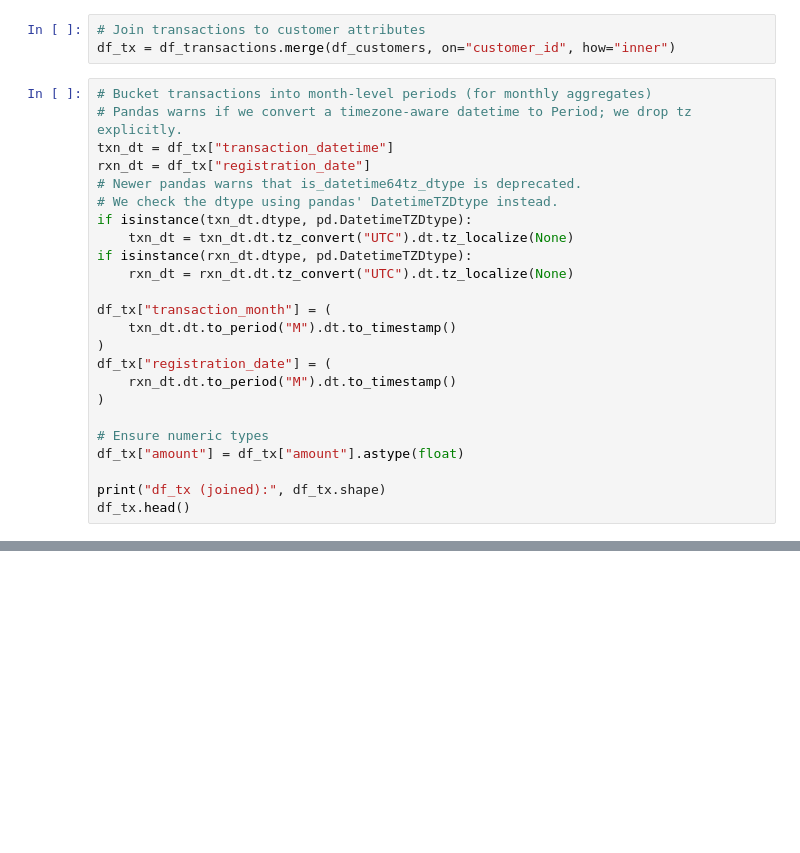
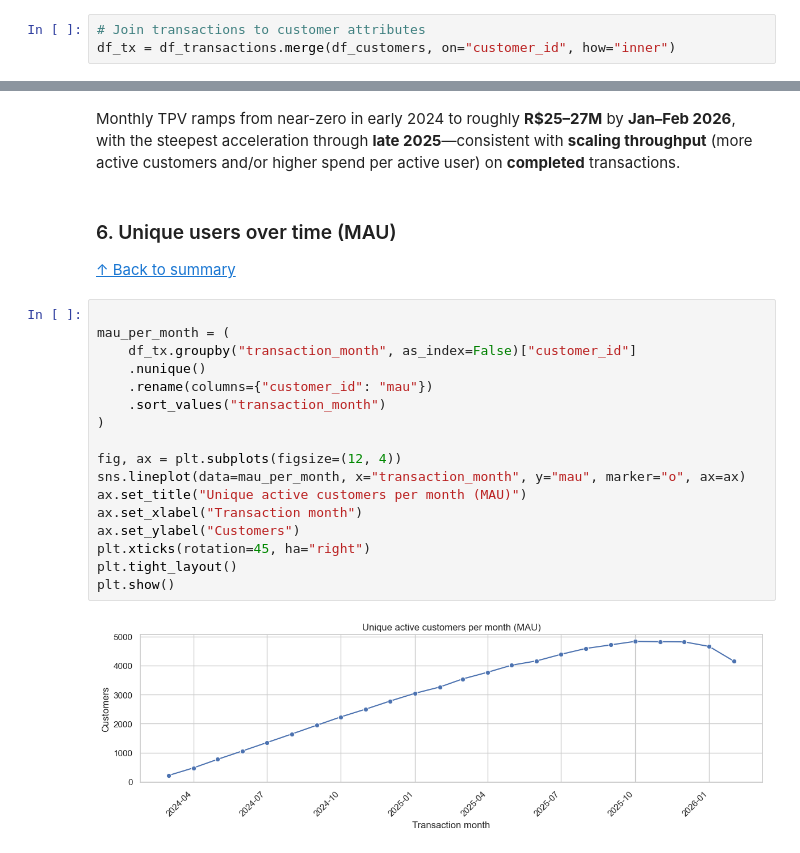
Before and after one commit to pauloabcalcada/fintech-ai-segmentation, a Jupyter notebook: notebooks/2.Transactions_EDA_monthly_aggregates.ipynb, the cells around one changed output, grey strips where cells are left out. Saved outputs shown, nothing was run; the diff lists cells and outputs as text; blank space fills up the shorter version.

```diff
--- a/notebooks/2.Transactions_EDA_monthly_aggregates.ipynb
+++ b/notebooks/2.Transactions_EDA_monthly_aggregates.ipynb
@@ -127,27 +166,3 @@ df_transactions (completed): (1196165, 6)
 # %%
 # Join transactions to customer attributes
 df_tx = df_transactions.merge(df_customers, on="customer_id", how="inner")
-# %%
-# Bucket transactions into month-level periods (for monthly aggregates)
-# Pandas warns if we convert a timezone-aware datetime to Period; we drop tz explicitly.
-txn_dt = df_tx["transaction_datetime"]
-rxn_dt = df_tx["registration_date"]
-# Newer pandas warns that is_datetime64tz_dtype is deprecated.
-# We check the dtype using pandas' DatetimeTZDtype instead.
-if isinstance(txn_dt.dtype, pd.DatetimeTZDtype):
-    txn_dt = txn_dt.dt.tz_convert("UTC").dt.tz_localize(None)
-if isinstance(rxn_dt.dtype, pd.DatetimeTZDtype):
-    rxn_dt = rxn_dt.dt.tz_convert("UTC").dt.tz_localize(None)
-
-df_tx["transaction_month"] = (
-    txn_dt.dt.to_period("M").dt.to_timestamp()
-)
-df_tx["registration_date"] = (
-    rxn_dt.dt.to_period("M").dt.to_timestamp()
-)
-
-# Ensure numeric types
-df_tx["amount"] = df_tx["amount"].astype(float)
-
-print("df_tx (joined):", df_tx.shape)
-df_tx.head()
@@ -250,0 +318,28 @@ display(channel_mix)
+# %% [markdown]
+Monthly TPV ramps from near-zero in early 2024 to roughly **R$25–27M** by **Jan–Feb 2026**, with the steepest acceleration through **late 2025**—consistent with **scaling throughput** (more active customers and/or higher spend per active user) on **completed** transactions.
+# %% [markdown]
+
+<a id="Unique-users-over-time"></a>
+
+### 6. Unique users over time (MAU)
+
+[↑ Back to summary](#summary)
+# %%
+
+mau_per_month = (
+    df_tx.groupby("transaction_month", as_index=False)["customer_id"]
+    .nunique()
+    .rename(columns={"customer_id": "mau"})
+    .sort_values("transaction_month")
+)
+
+fig, ax = plt.subplots(figsize=(12, 4))
+sns.lineplot(data=mau_per_month, x="transaction_month", y="mau", marker="o", ax=ax)
+ax.set_title("Unique active customers per month (MAU)")
+ax.set_xlabel("Transaction month")
+ax.set_ylabel("Customers")
+plt.xticks(rotation=45, ha="right")
+plt.tight_layout()
+plt.show()
+# %% [output]
+[figure, added]
```
Also changed, not shown: parts of 43 cells of this notebook, 1 other file.
